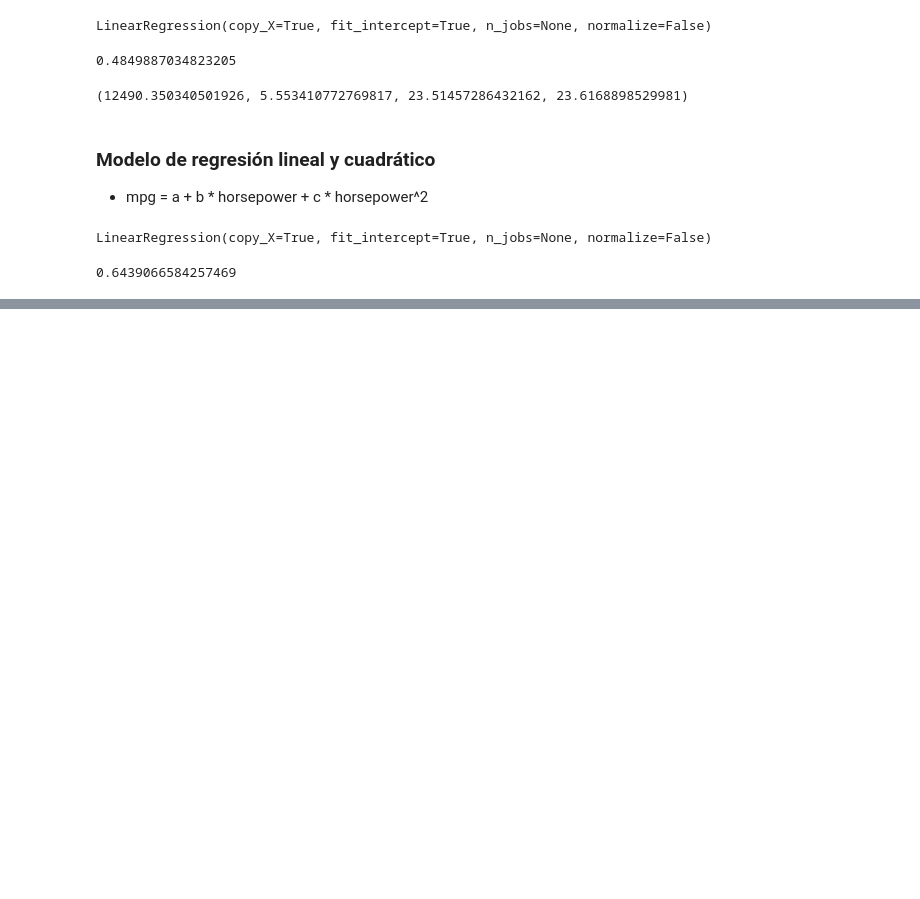
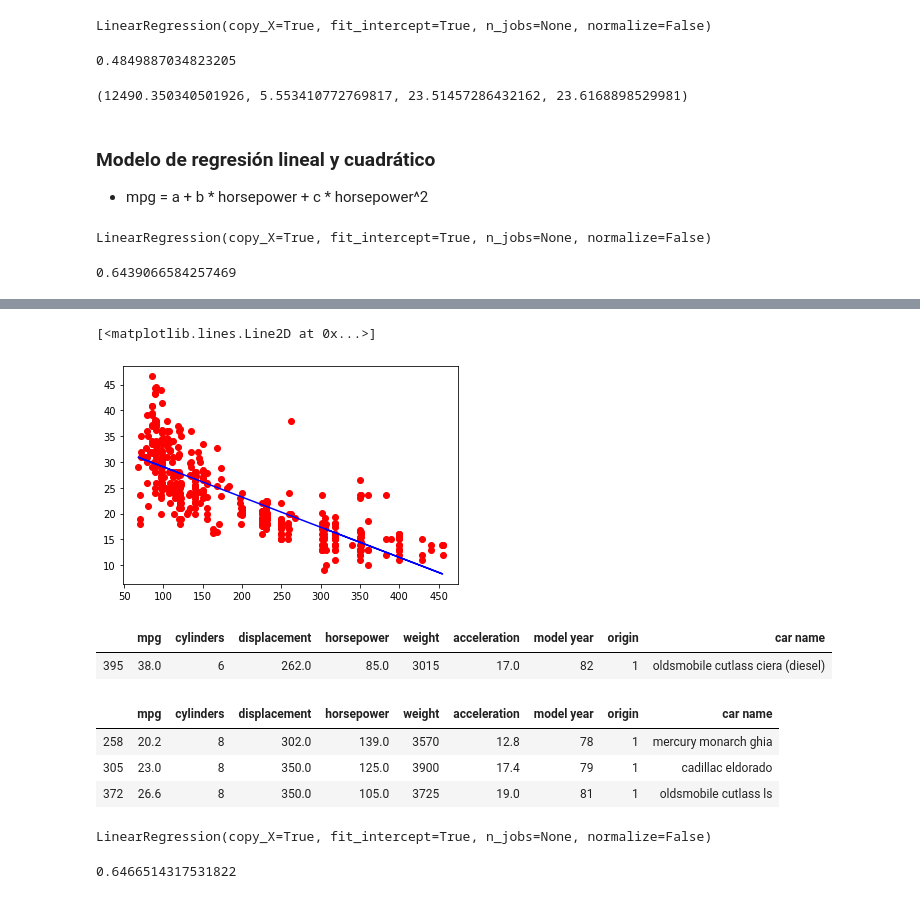
Before and after one commit to nuelcodes/python-ml-course, a Jupyter notebook: scratch/T4 - 5 - Linear Regression - Problemas con la regresion lineal.ipynb, the cells around one changed output, grey strips where cells are left out. Saved outputs shown, nothing was run; the diff lists cells and outputs as text; code cells hidden in the pictures; blank space fills up the shorter version.

```diff
--- a/scratch/T4 - 5 - Linear Regression - Problemas con la regresion lineal.ipynb
+++ b/scratch/T4 - 5 - Linear Regression - Problemas con la regresion lineal.ipynb
@@ -309,0 +330,22 @@ def regresion_validation(X_data, Y, Y_pred):
+# %%
+# Dibujamos la recta
+%matplotlib inline
+plt.plot(X, Y, "ro")
+plt.plot(X, lm.predict(X), color="blue")
+# %% [output]
+[<matplotlib.lines.Line2D at 0x...>]
+[figure, added]
+# %%
+# Detectando los outliers
+data_auto[(data_auto["displacement"] > 250) & (data_auto["mpg"] >35)]
+# %% [output]
+|  | mpg | cylinders | displacement | horsepower | weight | acceleration | model year | origin | car name |
+| 395 | 38.0 | 6 | 262.0 | 85.0 | 3015 | 17.0 | 82 | 1 | oldsmobile cutlass ciera (diesel) |
+# %%
+# Detectando los outliers
+data_auto[(data_auto["displacement"] > 300) & (data_auto["mpg"] >20)]
+# %% [output]
+|  | mpg | cylinders | displacement | horsepower | weight | acceleration | model year | origin | car name |
+| 258 | 20.2 | 8 | 302.0 | 139.0 | 3570 | 12.8 | 78 | 1 | mercury monarch ghia |
+| 305 | 23.0 | 8 | 350.0 | 125.0 | 3900 | 17.4 | 79 | 1 | cadillac eldorado |
+| 372 | 26.6 | 8 | 350.0 | 105.0 | 3725 | 19.0 | 81 | 1 | oldsmobile cutlass ls |
@@ -309,0 +355,12 @@ def regresion_validation(X_data, Y, Y_pred):
+# %%
+X = data_auto_clean["displacement"].fillna(data_auto_clean["displacement"].mean())
+X = X[:, np.newaxis]
+Y = data_auto_clean["mpg"].fillna(data_auto_clean["mpg"].mean())
+lm = LinearRegression()
+lm.fit(X, Y)
+# %% [output]
+LinearRegression(copy_X=True, fit_intercept=True, n_jobs=None, normalize=False)
+# %%
+lm.score(X, Y)
+# %% [output]
+0.6466514317531822
```
Also changed, not shown: parts of 9 cells of this notebook.
